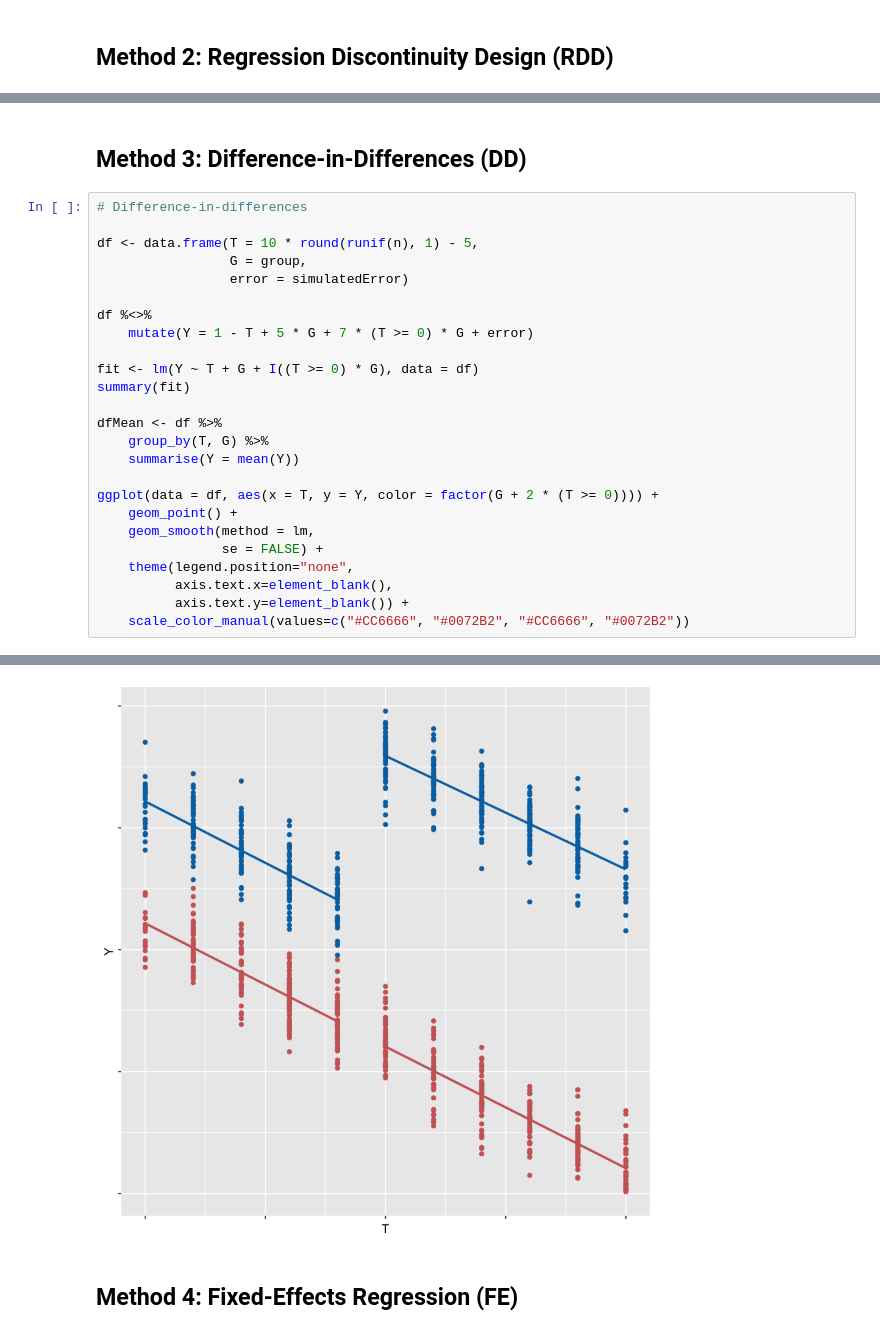
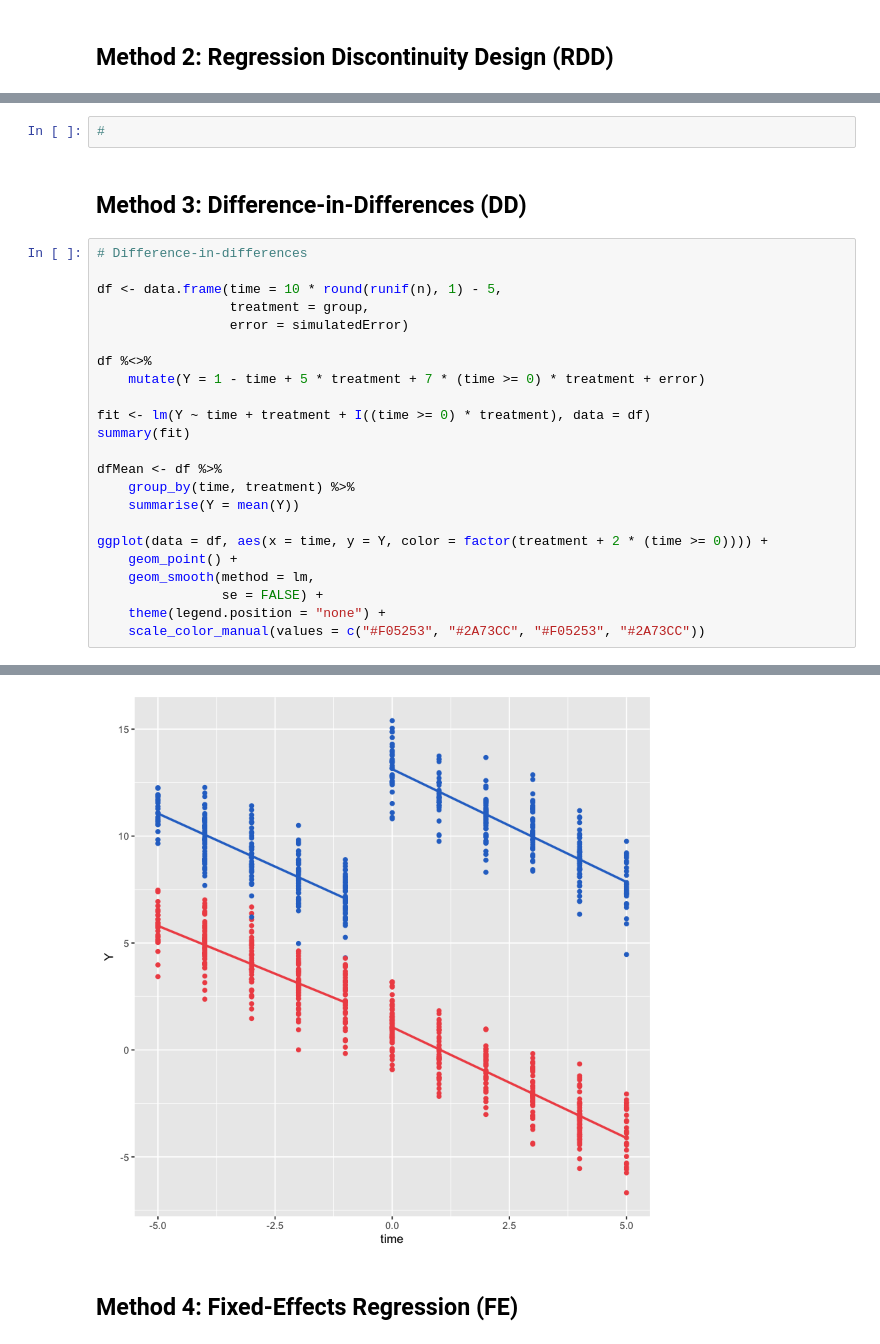
Before and after one commit to TeconomicsBlog/notebooks, a Jupyter notebook: CausalInference.ipynb, the cells around one changed output, grey strips where cells are left out. Saved outputs shown, nothing was run; the diff lists cells and outputs as text.

```diff
--- a/CausalInference.ipynb
+++ b/CausalInference.ipynb
@@ -149,29 +134,29 @@ Double-BW  748.3  3         964         0
+# %%
+#
 # %% [markdown]
 ## Method 3: Difference-in-Differences (DD)
 # %%
 # Difference-in-differences
 
-df <- data.frame(T = 10 * round(runif(n), 1) - 5,
-                 G = group,
+df <- data.frame(time = 10 * round(runif(n), 1) - 5,
+                 treatment = group,
                  error = simulatedError)
 
 df %<>%
-    mutate(Y = 1 - T + 5 * G + 7 * (T >= 0) * G + error)
+    mutate(Y = 1 - time + 5 * treatment + 7 * (time >= 0) * treatment + error)
 
-fit <- lm(Y ~ T + G + I((T >= 0) * G), data = df)
+fit <- lm(Y ~ time + treatment + I((time >= 0) * treatment), data = df)
 summary(fit)
 
 dfMean <- df %>%
-    group_by(T, G) %>%
+    group_by(time, treatment) %>%
     summarise(Y = mean(Y))
 
-ggplot(data = df, aes(x = T, y = Y, color = factor(G + 2 * (T >= 0)))) +
+ggplot(data = df, aes(x = time, y = Y, color = factor(treatment + 2 * (time >= 0)))) +
     geom_point() +
     geom_smooth(method = lm,
                 se = FALSE) +
-    theme(legend.position="none",
-          axis.text.x=element_blank(),
-          axis.text.y=element_blank()) +
-    scale_color_manual(values=c("#CC6666", "#0072B2", "#CC6666", "#0072B2"))
+    theme(legend.position = "none") +
+    scale_color_manual(values = c("#F05253", "#2A73CC", "#F05253", "#2A73CC"))
 # %% [output]
 Call:
@@ -196,4 +182,4 @@ F-statistic:  9489 on 3 and 996 DF,  p-value: < 2.2e-16
-[figure, old version]
+[figure, new version]
 # %% [markdown]
 ## Method 4: Fixed-Effects Regression (FE)
 # %%
```
Also changed, not shown: parts of 6 cells of this notebook.
